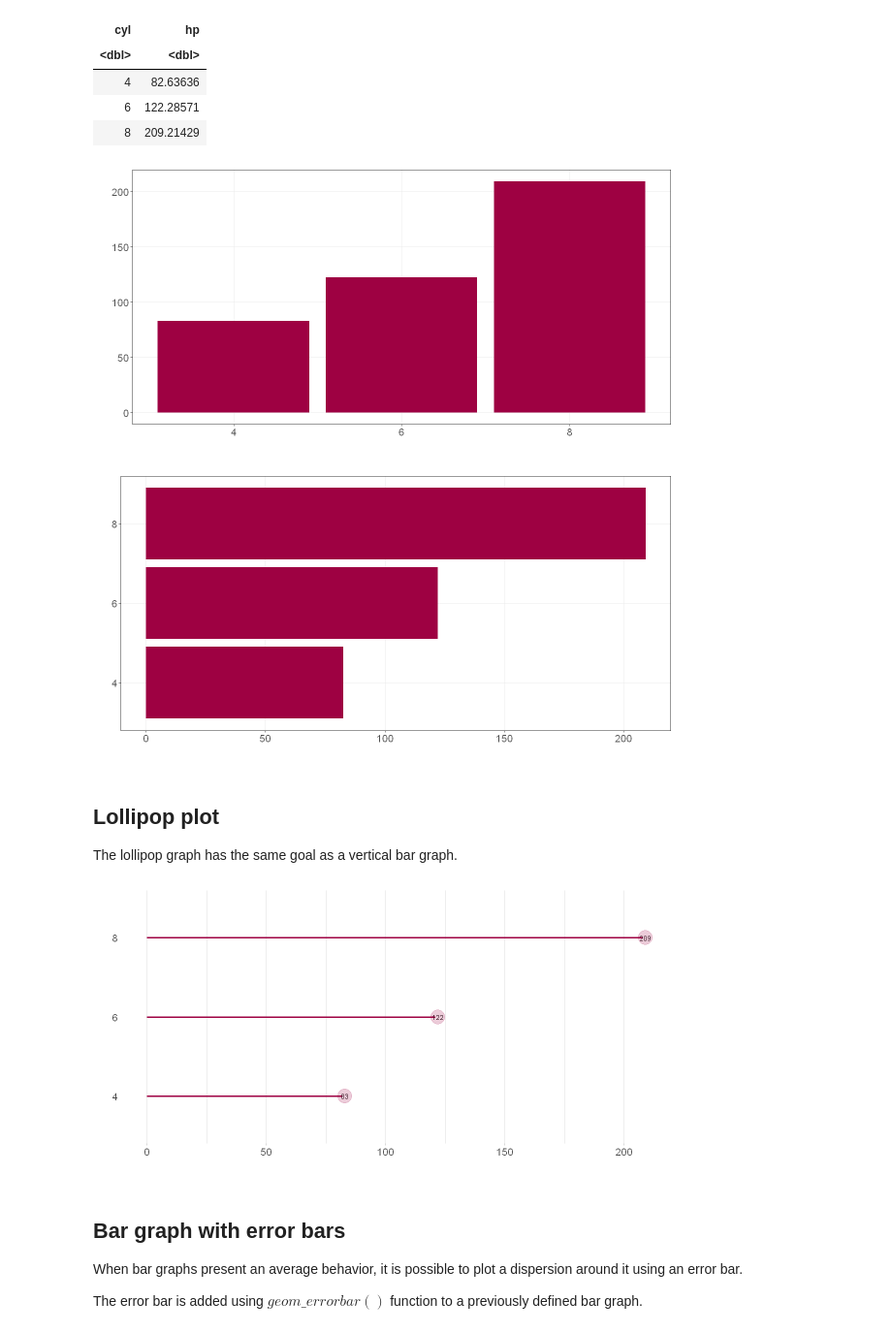
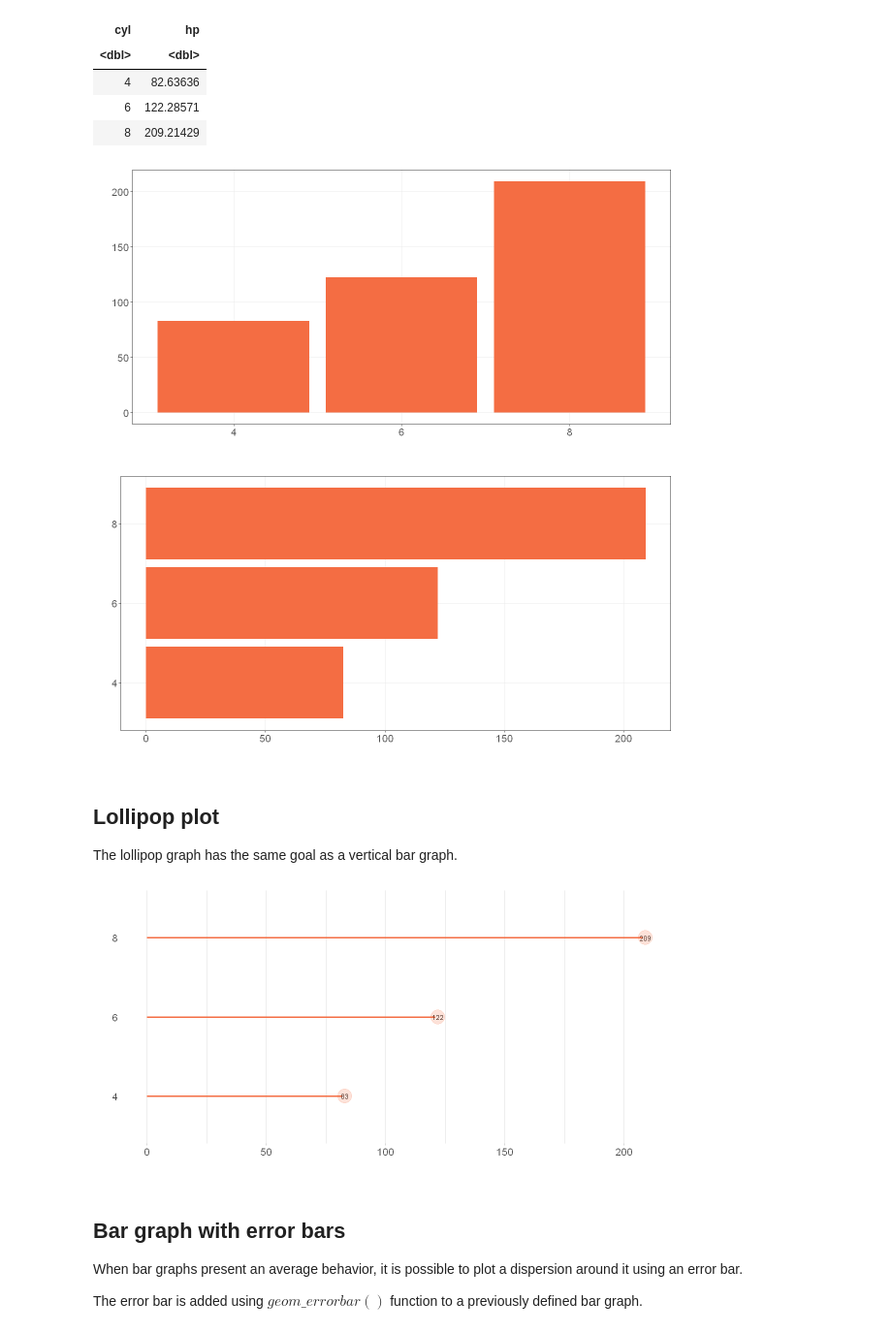
Before and after one commit to eogasawara/mylibrary, a Jupyter notebook: Graphic.ipynb, the cells around one changed output. Shown at 97% size. Drawn from its saved outputs; the diff is of its cells as text; code cells hidden in the pictures.

```diff
--- a/Graphic.ipynb
+++ b/Graphic.ipynb
@@ -113,25 +114,25 @@ A tibble: 3 × 2
 | 6 | 122.28571 |
 | 8 | 209.21429 |
 # %%
-grf <- plot.bar(series, colors=col_set[1]) + font
+grf <- plot.bar(series, colors=colors[1]) + font
 plot(grf)
 # %% [output]
-[figure, old version]
+[figure, new version]
 # %%
 # Sometimes the bars can be plotted vertically. Use function coord_flip() for that.
 grf <- grf + coord_flip()
 plot(grf)
 # %% [output]
-[figure, old version]
+[figure, new version]
 # %% [markdown]
 ## Lollipop plot
 
 The lollipop graph has the same goal as a vertical bar graph.
 # %%
-grf <- plot.lollipop(series, colors=col_set[1]) + font
+grf <- plot.lollipop(series, colors=colors[1]) + font
 plot(grf)
 # %% [output]
-[figure, old version]
+[figure, new version]
 # %% [markdown]
 ## Bar graph with error bars
 When bar graphs present an average behavior, it is possible to plot a dispersion around it using an error bar.
```
Also changed, not shown: parts of 9 cells of this notebook, 1 other file.
